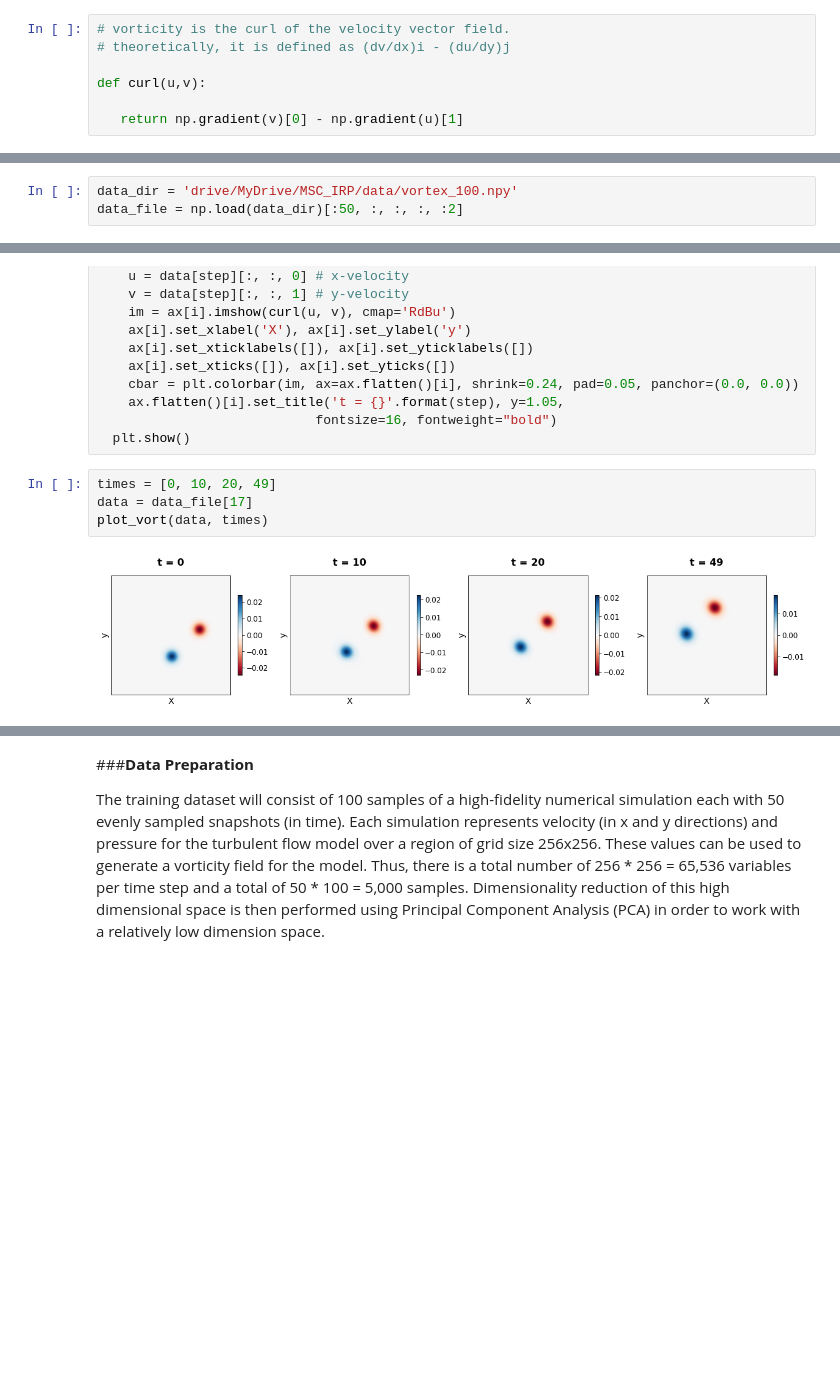
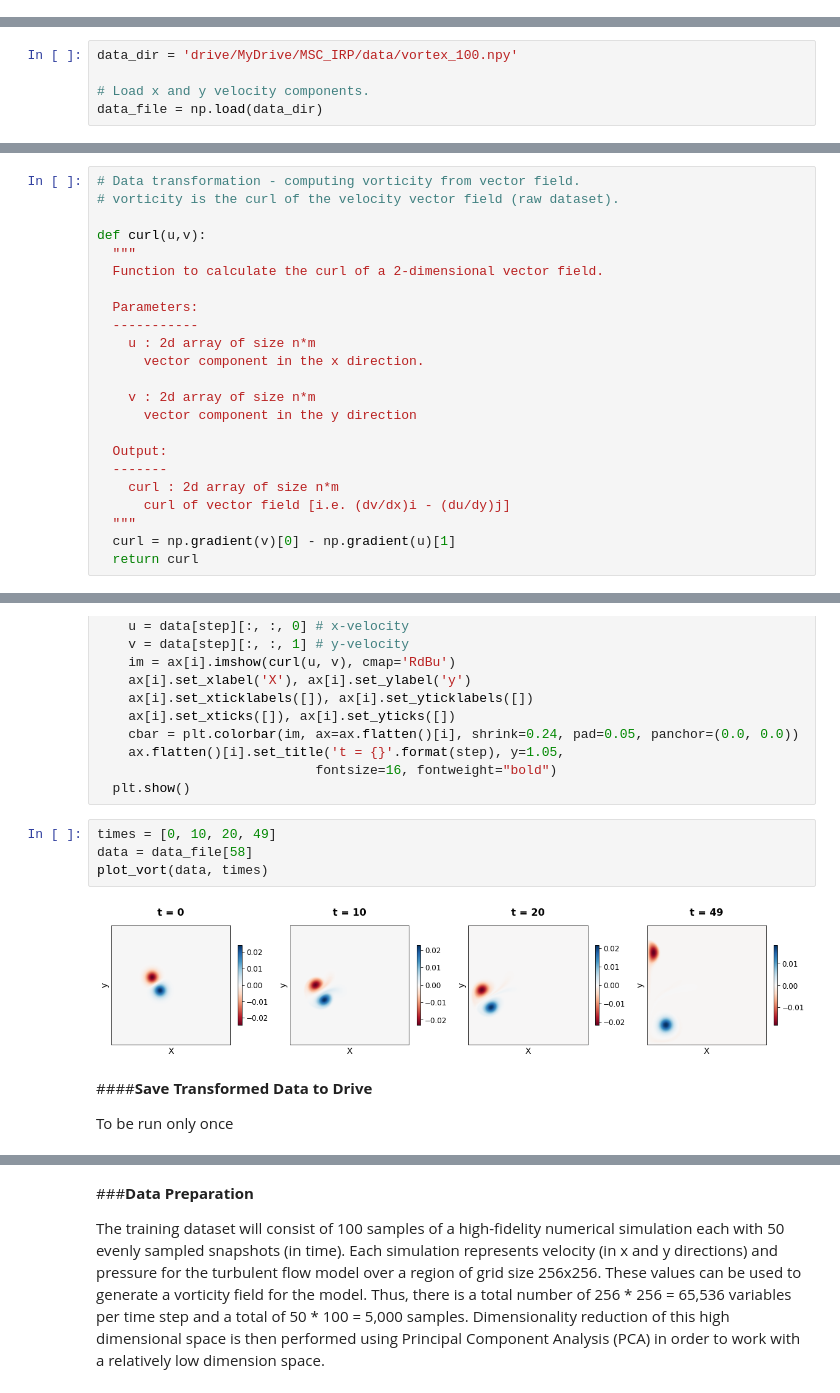
Before and after one commit to mustaphajola/msc-irp, a Jupyter notebook: PredGAN/Compression.ipynb, the cells around one changed output, grey strips where cells are left out. Saved outputs shown, nothing was run; the diff lists cells and outputs as text; blank space fills up the shorter version.

Commit message:
directly load vortex

```diff
--- a/PredGAN/Compression.ipynb
+++ b/PredGAN/Compression.ipynb
@@ -64,10 +79,3 @@ from google.colab import drive
 drive.mount('/content/drive/')
 # %% [output]
 Drive already mounted at /content/drive/; to attempt to forcibly remount, call drive.mount("/content/drive/", force_remount=True).
-# %%
-# vorticity is the curl of the velocity vector field.
-# theoretically, it is defined as (dv/dx)i - (du/dy)j
-
-def curl(u,v):
-
-   return np.gradient(v)[0] - np.gradient(u)[1]
@@ -74,4 +88,6 @@ def curl(u,v):
 # %%
 data_dir = 'drive/MyDrive/MSC_IRP/data/vortex_100.npy'
-data_file = np.load(data_dir)[:50, :, :, :, :2]
+
+# Load x and y velocity components.
+data_file = np.load(data_dir)
 # %%
@@ -87,3 +103,26 @@ Number of time steps:  50
+# %%
+# Data transformation - computing vorticity from vector field.
+# vorticity is the curl of the velocity vector field (raw dataset).
+
+def curl(u,v):
+  """
+  Function to calculate the curl of a 2-dimensional vector field.
+
+  Parameters:
+  -----------
+    u : 2d array of size n*m
+      vector component in the x direction.
+
+    v : 2d array of size n*m
+      vector component in the y direction
+
+  Output:
+  -------
+    curl : 2d array of size n*m
+      curl of vector field [i.e. (dv/dx)i - (du/dy)j]
+  """
+  curl = np.gradient(v)[0] - np.gradient(u)[1]
+  return curl
 # %%
 
 def plot_vort(data, times):
@@ -101,7 +140,11 @@ def plot_vort(data, times):
   plt.show()
 # %%
 times = [0, 10, 20, 49]
-data = data_file[17]
+data = data_file[58]
 plot_vort(data, times)
 # %% [output]
-[figure, old version]
+[figure, new version]
+# %% [markdown]
+####**Save Transformed Data to Drive**
+
+To be run only once
```
Also changed, not shown: parts of 19 cells of this notebook.
